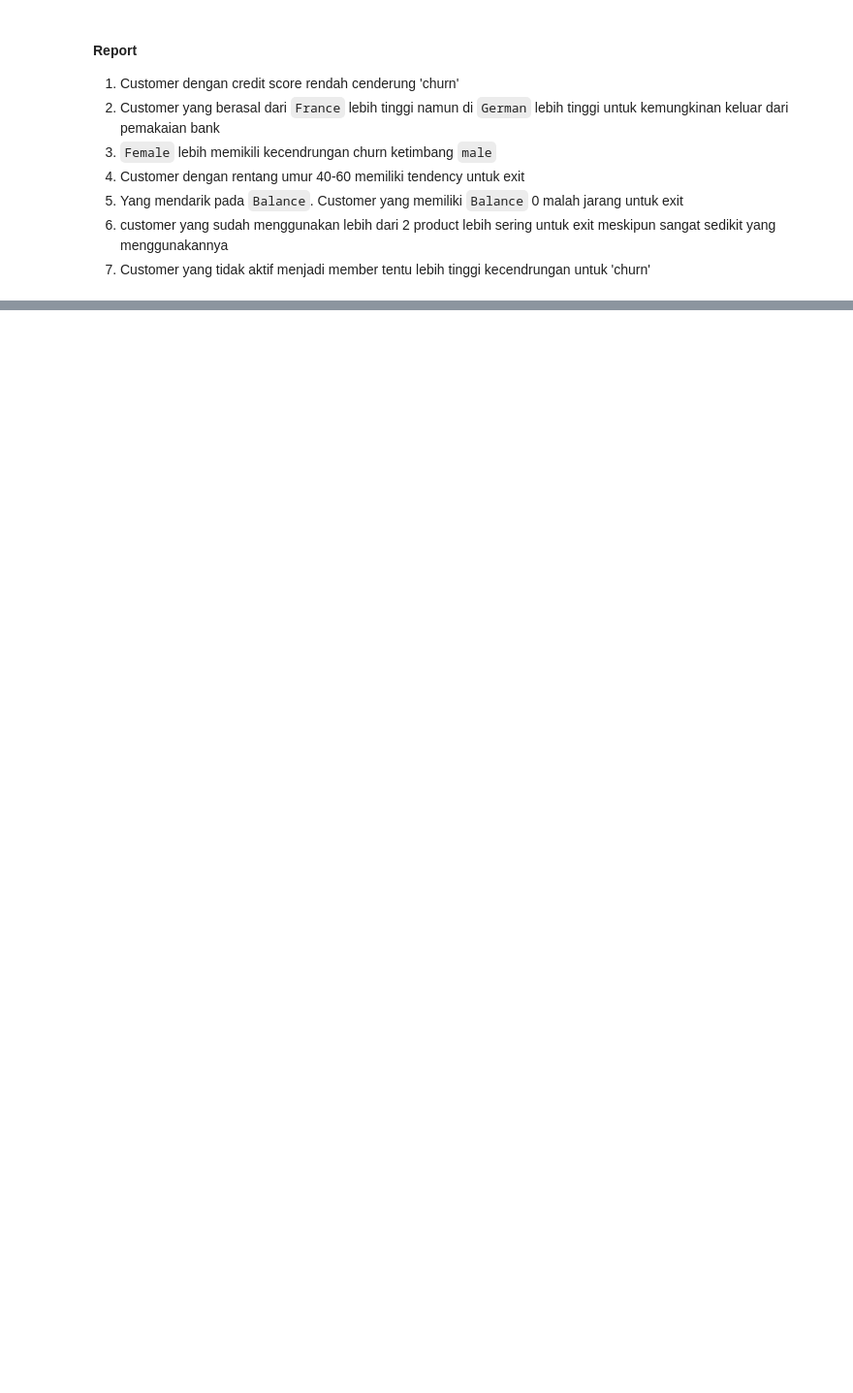
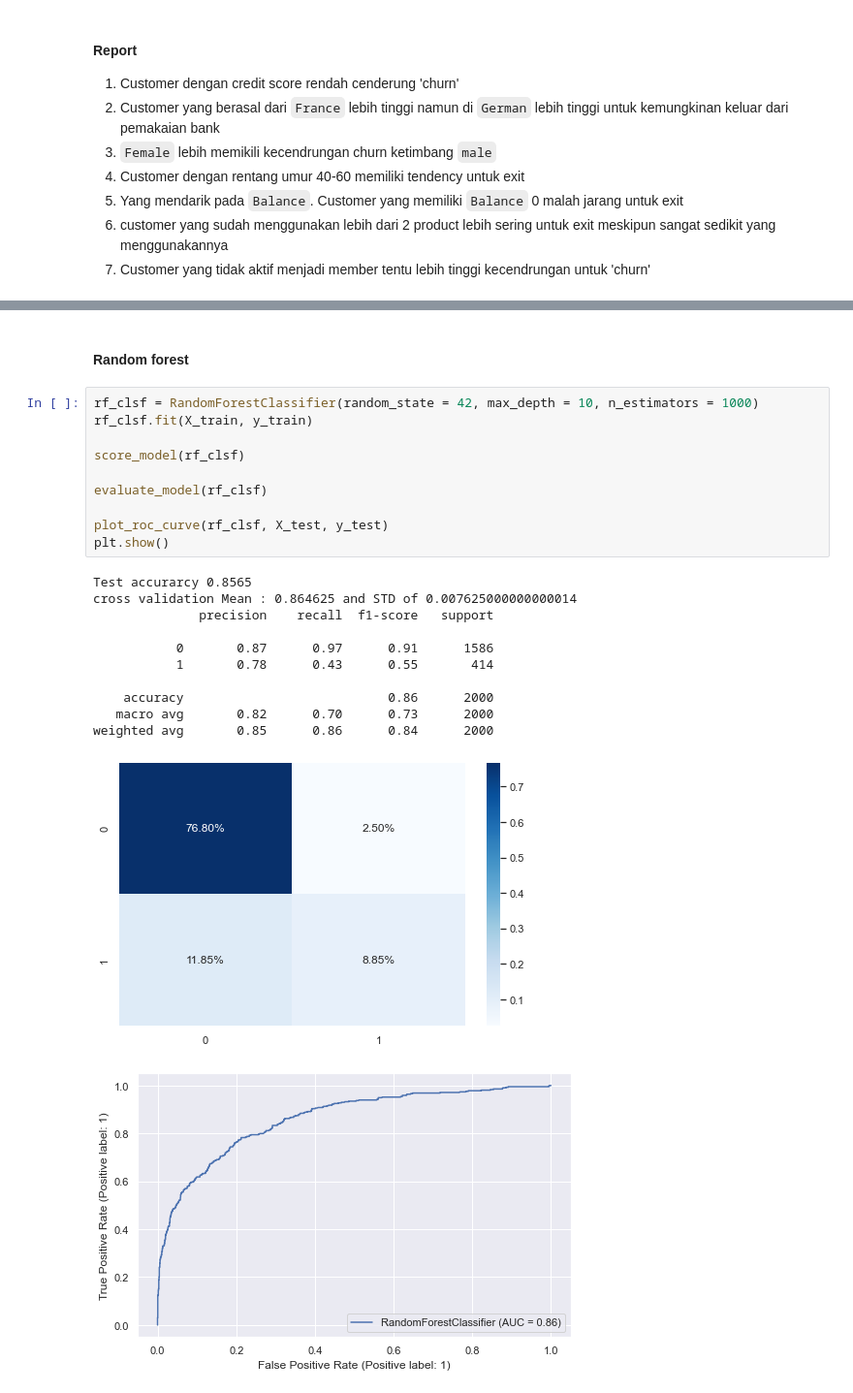
Before and after one commit to bayuwira/Project-Churn-for-Bank-Customers, a Jupyter notebook: Customer Churn Analysis.ipynb, the cells around one changed output, grey strips where cells are left out. Shown: that part at 97% size. Saved outputs shown, nothing was run; the diff lists cells and outputs as text; blank space fills up the shorter version.

```diff
--- a/Customer Churn Analysis.ipynb
+++ b/Customer Churn Analysis.ipynb
@@ -638,0 +683,25 @@ Naive Bayes Classifier: 0.5259
+# %% [markdown]
+#### Random forest
+# %%
+rf_clsf = RandomForestClassifier(random_state = 42, max_depth = 10, n_estimators = 1000)
+rf_clsf.fit(X_train, y_train)
+
+score_model(rf_clsf)
+
+evaluate_model(rf_clsf)
+
+plot_roc_curve(rf_clsf, X_test, y_test)
+plt.show()
+# %% [output]
+Test accurarcy 0.8565
+cross validation Mean : 0.864625 and STD of 0.007625000000000014
+              precision    recall  f1-score   support
+
+           0       0.87      0.97      0.91      1586
+           1       0.78      0.43      0.55       414
+
+    accuracy                           0.86      2000
+   macro avg       0.82      0.70      0.73      2000
+weighted avg       0.85      0.86      0.84      2000
+[figure, added]
+[figure, added]
```
Also changed, not shown: parts of 68 cells of this notebook.
